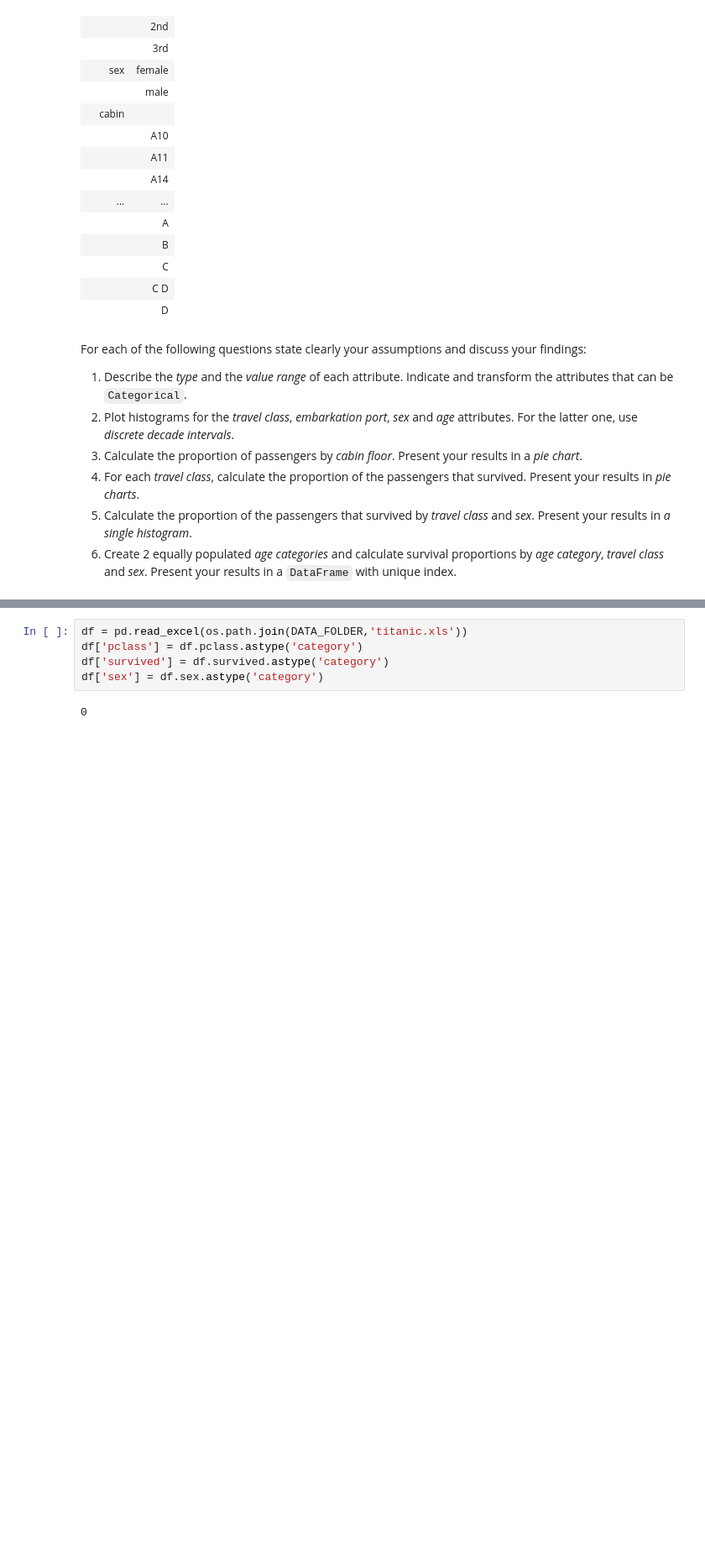
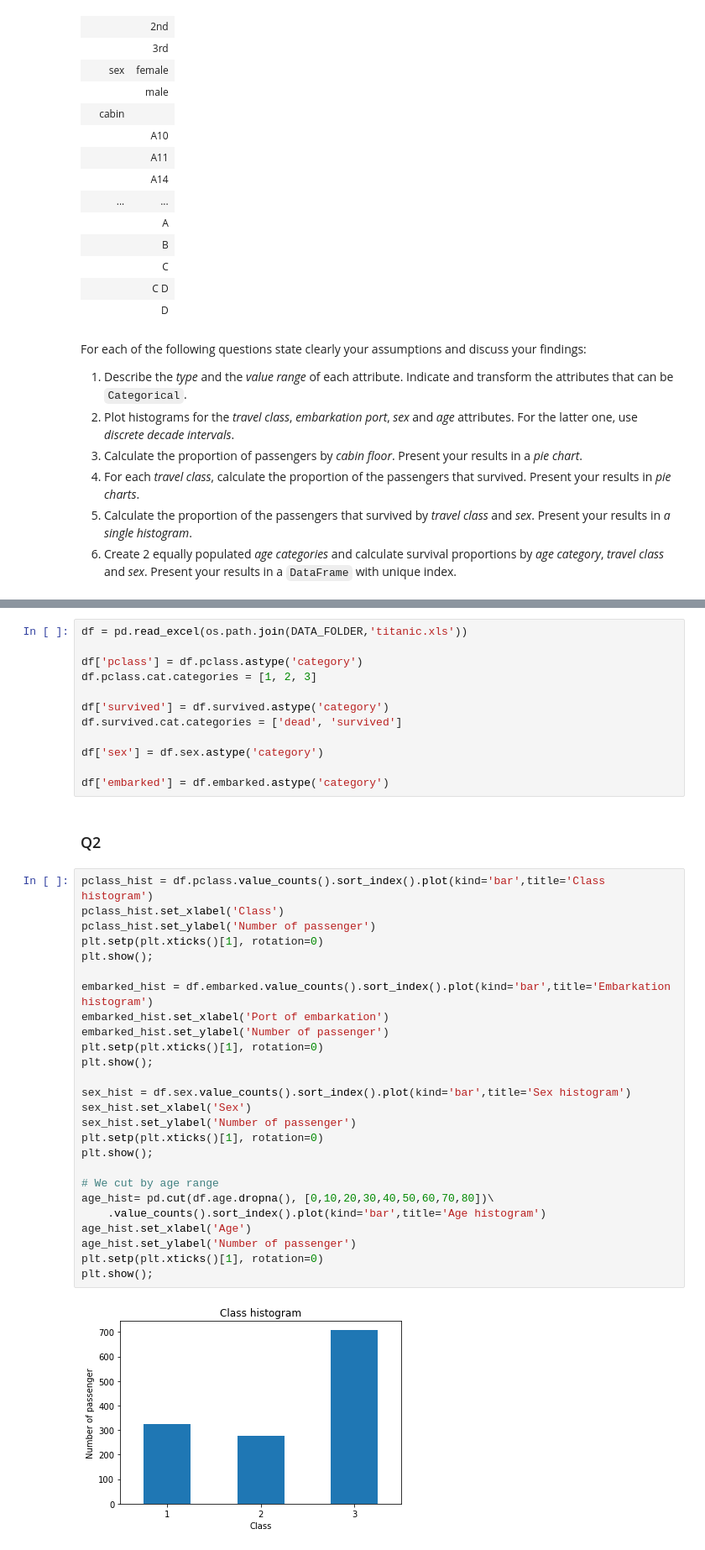
Before and after one commit to raphaelBarman/ADA-dh, a Jupyter notebook: 01 - Pandas and Data Wrangling/Homework 1.ipynb, the cells around one changed output, grey strips where cells are left out. Shown at 84% size. Cells and saved outputs as stored; diff of their text form; blank space fills up the shorter version.

```diff
--- a/01 - Pandas and Data Wrangling/Homework 1.ipynb
+++ b/01 - Pandas and Data Wrangling/Homework 1.ipynb
@@ -218,7 +234,42 @@ For each of the following questions state clearly your assumptions and discuss y
 # %%
 df = pd.read_excel(os.path.join(DATA_FOLDER,'titanic.xls'))
+
 df['pclass'] = df.pclass.astype('category')
+df.pclass.cat.categories = [1, 2, 3]
+
 df['survived'] = df.survived.astype('category')
+df.survived.cat.categories = ['dead', 'survived']
+
 df['sex'] = df.sex.astype('category')
+
+df['embarked'] = df.embarked.astype('category')
-# %% [output]
-0
+# %% [markdown]
+### Q2
+# %%
+pclass_hist = df.pclass.value_counts().sort_index().plot(kind='bar',title='Class histogram')
+pclass_hist.set_xlabel('Class')
+pclass_hist.set_ylabel('Number of passenger')
+plt.setp(plt.xticks()[1], rotation=0)
+plt.show();
+
+embarked_hist = df.embarked.value_counts().sort_index().plot(kind='bar',title='Embarkation histogram')
+embarked_hist.set_xlabel('Port of embarkation')
+embarked_hist.set_ylabel('Number of passenger')
+plt.setp(plt.xticks()[1], rotation=0)
+plt.show();
+
+sex_hist = df.sex.value_counts().sort_index().plot(kind='bar',title='Sex histogram')
+sex_hist.set_xlabel('Sex')
+sex_hist.set_ylabel('Number of passenger')
+plt.setp(plt.xticks()[1], rotation=0)
+plt.show();
+
+# We cut by age range
+age_hist= pd.cut(df.age.dropna(), [0,10,20,30,40,50,60,70,80])\
+    .value_counts().sort_index().plot(kind='bar',title='Age histogram')
+age_hist.set_xlabel('Age')
+age_hist.set_ylabel('Number of passenger')
+plt.setp(plt.xticks()[1], rotation=0)
+plt.show();
+# %% [output]
+[figure, added]
```
Also changed, not shown: parts of 12 cells of this notebook.
